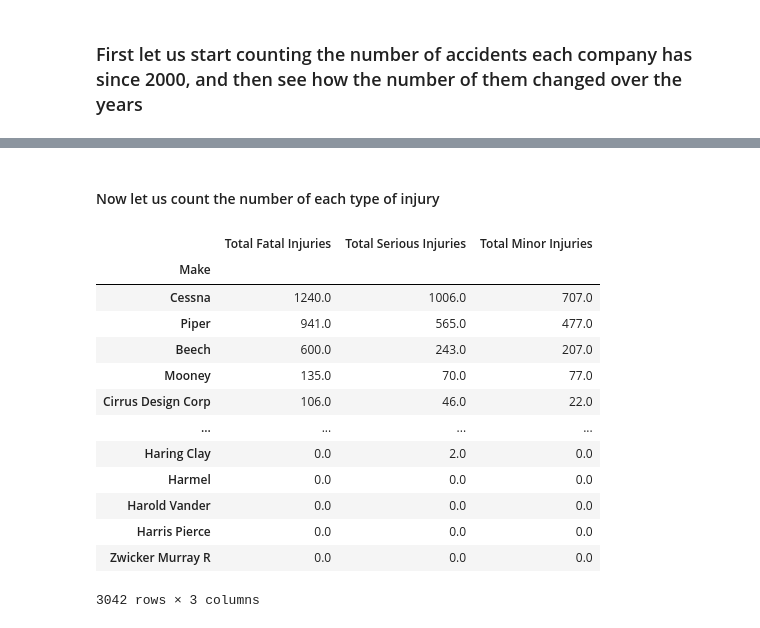
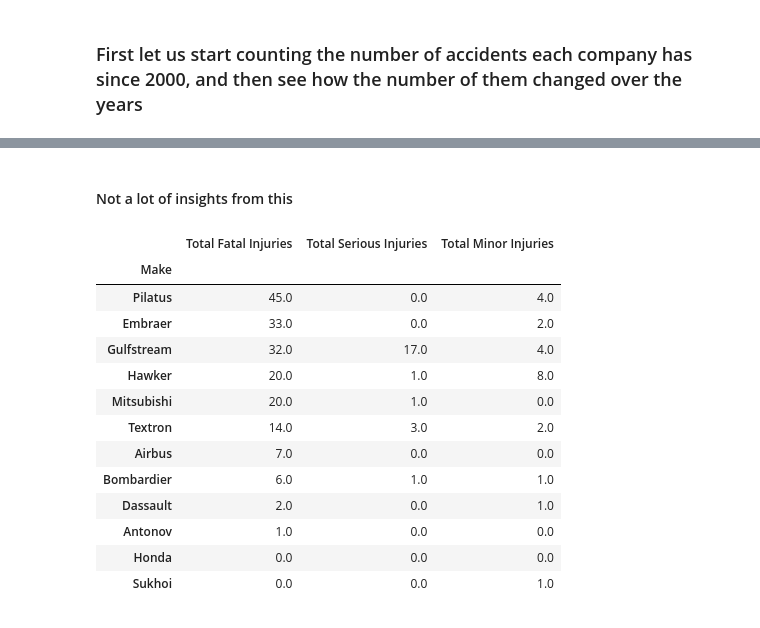
Before and after one commit to silver032/dsc-aviation_market_entry, a Jupyter notebook: aviation_market_entry_analysis.ipynb, the cells around one changed output, grey strips where cells are left out. Drawn from its saved outputs; the diff is of its cells as text; code cells hidden in the pictures.

```diff
--- a/aviation_market_entry_analysis.ipynb
+++ b/aviation_market_entry_analysis.ipynb
@@ -342,0 +347,13 @@ df.head()
+# %%
+top_makes = ['Embraer' , 'Bombardier' , 'Textron', 'Airbus', 'Boeing', 'Pilatus', 'Honda',
+             'Mitsubishi', 'Gulfstream', 'Sukhoi', 'Dassault', 'Antonov', 'Cessna', 'Beechcraft'
+             'Piaggio', 'Cirrus', 'Piper', 'Hawker', 'Nextant']
+
+for make in top_makes:
+    df['Make'].loc[df['Make'].str.contains(make)] = make
+
+df_top_makes = df[df['Make'].isin(top_makes)]
+df_top_makes
+
+# df['Make'].loc[df['Make'].str.contains('Textron')] = 'Textron'
+# df['Make'].loc[df['Make'].str.contains('Textron')]
@@ -345,6 +393,6 @@ df.head()
 # %% [markdown]
 ### First let us start counting the number of accidents each company has since 2000, and then see how the number of them changed over the years
 # %%
-make2accidents = df.groupby('Make').count()['Model'].sort_values(ascending=False)
+make2accidents = df_top_makes.groupby('Make').count()['Model'].sort_values(ascending=False)
 dict(make2accidents)
 # %% [output]
@@ -378,12 +415,15 @@ Name: Model, dtype: int64
 # %%
 threshhold = 100
-X = [key for key,v in make2accidents.items() if v>=threshhold]
-Y = [value for u,value in make2accidents.items() if value>=threshhold]
-fig, ax = plt.subplots(figsize=(20,15))
+X = [key for key,v in make2accidents.items()] #if v>=threshhold]
+Y = [value for u,value in make2accidents.items()]# if value>=threshhold]
+fig, ax = plt.subplots(figsize=(20,8))
 
-ax.bar(x=X,height=Y)
+ax.bar(x=X,height=np.log10(Y))
+#ax.axhline(24, linestyle='--', color='r')
+ax.axvline(3.5, linestyle='--', color='r')
+plt.text(3.5,3.7,'Threshold for the number of accidents (1 accident/year)', fontsize='large')
 ax.set_xlabel('Make of Airplane')
-ax.set_ylabel('Number of accidents since 2000')
+ax.set_ylabel('log$_{10}$ Number of accidents since 2000')
 ax.set_title('Number of accidents since 2000 per make of airplane'.title())
-ax.set_yticks(np.arange(0,4750,500));
+ax.set_yticks(np.arange(0,4,0.2));
 # %% [output]
@@ -391,5 +431,6 @@ ax.set_yticks(np.arange(0,4750,500));
 # %%
-df_most_accidents = df[df['Make'].isin(X)]
-df_most_accidents.head()
+X_least_accidents = [elem for elem in X if elem not in ['Cessna','Piper','Cirrus','Boeing']]
+df_least_accidents = df_top_makes[df_top_makes['Make'].isin(X_least_accidents)]
+df_least_accidents
 # %% [output]
 |  | Aircraft Damage | Make | Model | Amateur Built | Purpose Of Flight | Total Fatal Injuries | ... |
@@ -422,20 +465,20 @@ plt.ylabel('Number of accidents');
 # %% [markdown]
-#### Now let us count the number of each type of injury
+#### Not a lot of insights from this
 # %%
-make2injuries = df.groupby('Make').sum().sort_values(by='Total Fatal Injuries',ascending=False)[['Total Fatal Injuries','Total Serious Injuries','Total Minor Injuries']]
+make2injuries = df_least_accidents.groupby('Make').sum().sort_values(by='Total Fatal Injuries',ascending=False)[['Total Fatal Injuries','Total Serious Injuries','Total Minor Injuries']]
 make2injuries
 # %% [output]
 |  | Total Fatal Injuries | Total Serious Injuries | Total Minor Injuries |
 | Make |  |  |  |
-| Cessna | 1240.0 | 1006.0 | 707.0 |
-| Piper | 941.0 | 565.0 | 477.0 |
-| Beech | 600.0 | 243.0 | 207.0 |
-| Mooney | 135.0 | 70.0 | 77.0 |
-| Cirrus Design Corp | 106.0 | 46.0 | 22.0 |
-| ... | ... | ... | ... |
-| Haring Clay | 0.0 | 2.0 | 0.0 |
-| Harmel | 0.0 | 0.0 | 0.0 |
-| Harold Vander | 0.0 | 0.0 | 0.0 |
-| Harris Pierce | 0.0 | 0.0 | 0.0 |
-| Zwicker Murray R | 0.0 | 0.0 | 0.0 |
+| Pilatus | 45.0 | 0.0 | 4.0 |
+| Embraer | 33.0 | 0.0 | 2.0 |
+| Gulfstream | 32.0 | 17.0 | 4.0 |
+| Hawker | 20.0 | 1.0 | 8.0 |
+| Mitsubishi | 20.0 | 1.0 | 0.0 |
+| Textron | 14.0 | 3.0 | 2.0 |
+| Airbus | 7.0 | 0.0 | 0.0 |
+| Bombardier | 6.0 | 1.0 | 1.0 |
+| Dassault | 2.0 | 0.0 | 1.0 |
+| Antonov | 1.0 | 0.0 | 0.0 |
+| Honda | 0.0 | 0.0 | 0.0 |
+| Sukhoi | 0.0 | 0.0 | 1.0 |
-3042 rows × 3 columns
```
Also changed, not shown: parts of 10 cells of this notebook.
